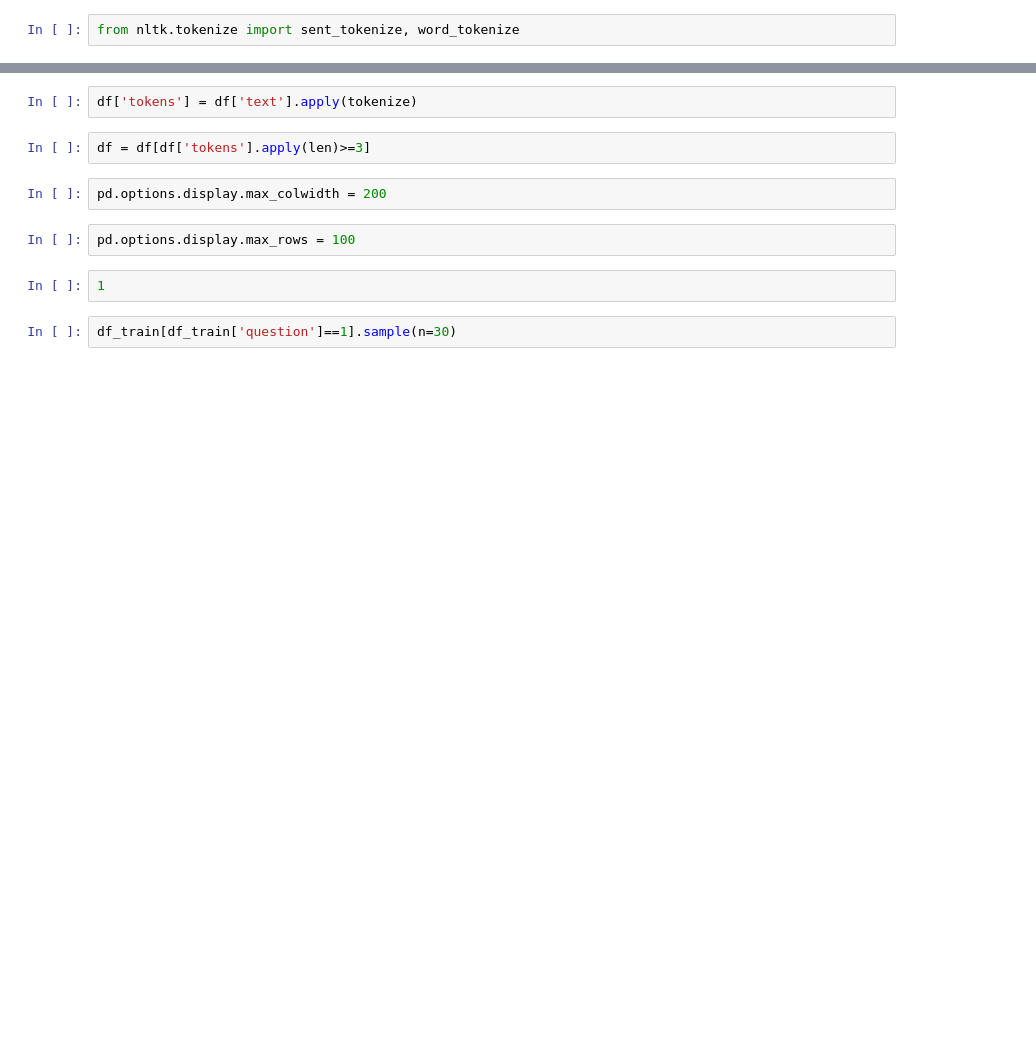
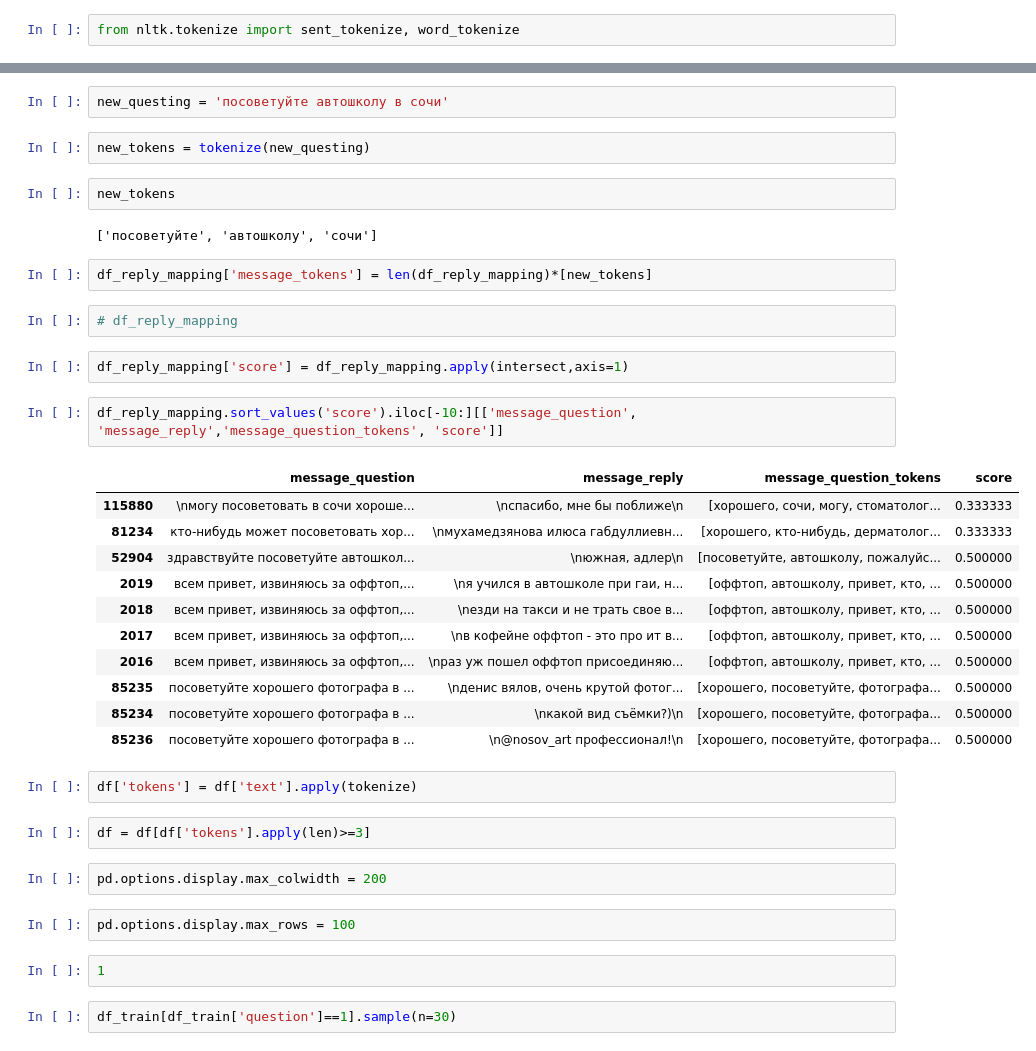
Before and after one commit to tserekh/advice, a Jupyter notebook: advice.ipynb, the cells around one changed output, grey strips where cells are left out. Cells and saved outputs as stored; diff of their text form; blank space fills up the shorter version.

```diff
--- a/advice.ipynb
+++ b/advice.ipynb
@@ -146,3 +184,31 @@ def tokenize(text):
+# %%
+new_questing = 'посоветуйте автошколу в сочи'
+# %%
+new_tokens = tokenize(new_questing)
+# %%
+new_tokens
+# %% [output]
+['посоветуйте', 'автошколу', 'сочи']
+# %%
+df_reply_mapping['message_tokens'] = len(df_reply_mapping)*[new_tokens]
+# %%
+# df_reply_mapping
+# %%
+df_reply_mapping['score'] = df_reply_mapping.apply(intersect,axis=1)
+# %%
+df_reply_mapping.sort_values('score').iloc[-10:][['message_question', 'message_reply','message_question_tokens', 'score']]
+# %% [output]
+|  | message_question | message_reply | message_question_tokens | score |
+| 115880 | \nмогу посоветовать в сочи хороше... | \nспасибо, мне бы поближе\n | [хорошего, сочи, могу, стоматолог... | 0.333333 |
+| 81234 | кто-нибудь может посоветовать хор... | \nмухамедзянова илюса габдуллиевн... | [хорошего, кто-нибудь, дерматолог... | 0.333333 |
+| 52904 | здравствуйте посоветуйте автошкол... | \nюжная, адлер\n | [посоветуйте, автошколу, пожалуйс... | 0.500000 |
+| 2019 | всем привет, извиняюсь за оффтоп,... | \nя учился в автошколе при гаи, н... | [оффтоп, автошколу, привет, кто, ... | 0.500000 |
+| 2018 | всем привет, извиняюсь за оффтоп,... | \nезди на такси и не трать свое в... | [оффтоп, автошколу, привет, кто, ... | 0.500000 |
+| 2017 | всем привет, извиняюсь за оффтоп,... | \nв кофейне оффтоп - это про ит в... | [оффтоп, автошколу, привет, кто, ... | 0.500000 |
+| 2016 | всем привет, извиняюсь за оффтоп,... | \nраз уж пошел оффтоп присоединяю... | [оффтоп, автошколу, привет, кто, ... | 0.500000 |
+| 85235 | посоветуйте хорошего фотографа в ... | \nденис вялов, очень крутой фотог... | [хорошего, посоветуйте, фотографа... | 0.500000 |
+| 85234 | посоветуйте хорошего фотографа в ... | \nкакой вид съёмки?)\n | [хорошего, посоветуйте, фотографа... | 0.500000 |
+| 85236 | посоветуйте хорошего фотографа в ... | \n@nosov_art профессионал!\n | [хорошего, посоветуйте, фотографа... | 0.500000 |
 # %%
 df['tokens'] = df['text'].apply(tokenize)
 # %%
```
Also changed, not shown: parts of 38 cells of this notebook.
